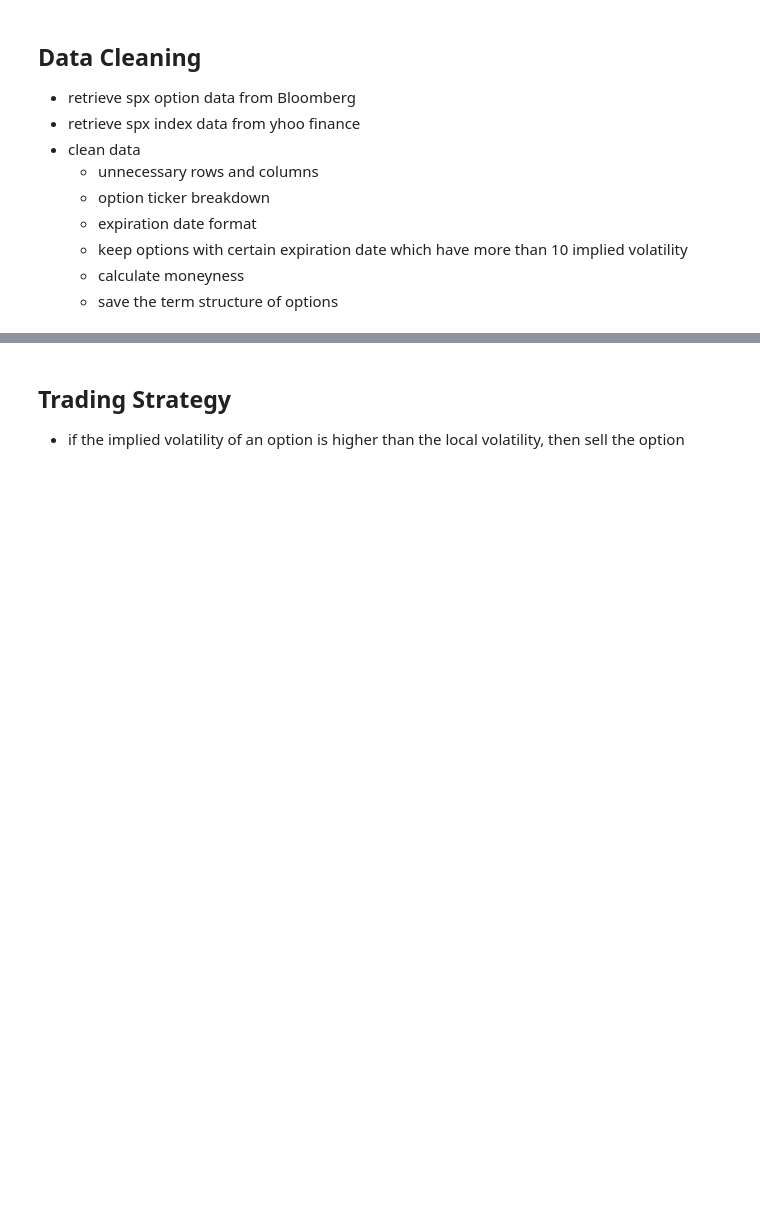
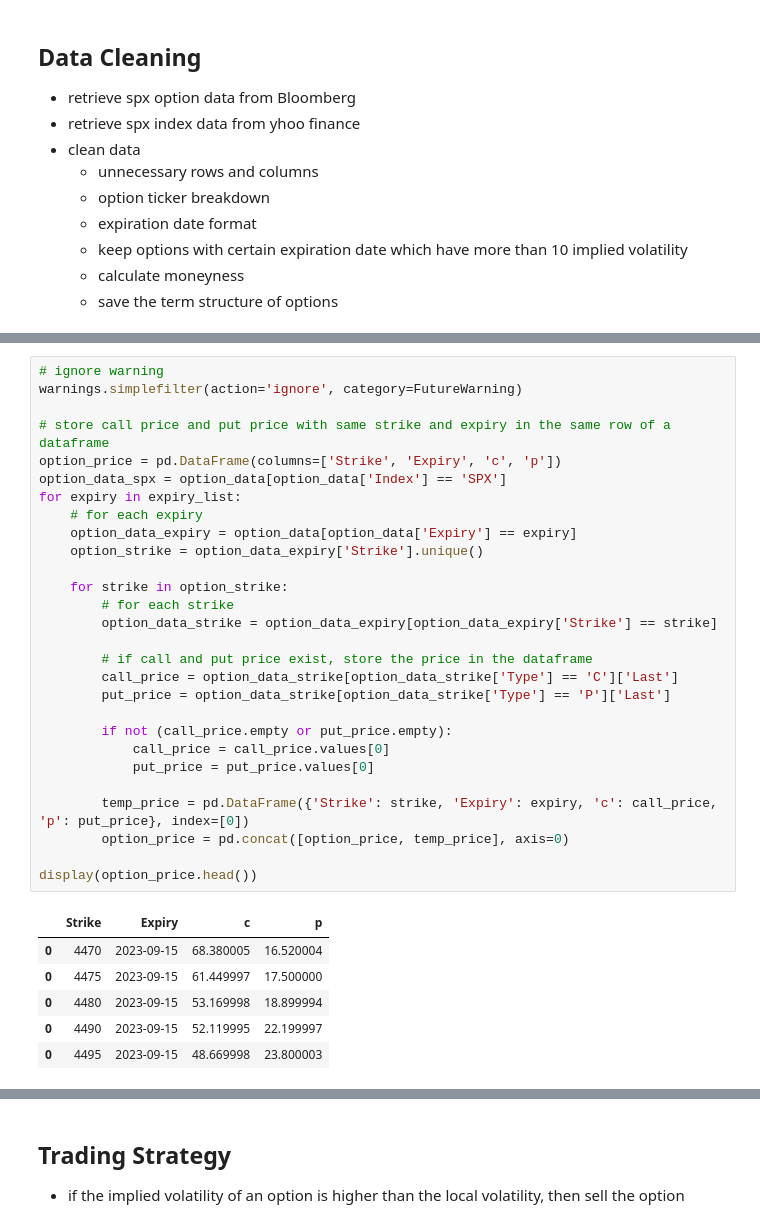
Before and after one commit to Gavin-OP/volatility_arbitrage, a Jupyter notebook: volatility_arbitrage_strategy.ipynb, the cells around one changed output, grey strips where cells are left out. Drawn from its saved outputs; the diff is of its cells as text; blank space fills up the shorter version.

```diff
--- a/volatility_arbitrage_strategy.ipynb
+++ b/volatility_arbitrage_strategy.ipynb
@@ -148,3 +146,38 @@ Index: []
 
 - use Dupire's formula to calculate the local volatility for each option
 ![BS vs Local](./Public/BS_vs_local_var.png)
+# %%
+# ignore warning
+warnings.simplefilter(action='ignore', category=FutureWarning)
+
+# store call price and put price with same strike and expiry in the same row of a dataframe
+option_price = pd.DataFrame(columns=['Strike', 'Expiry', 'c', 'p'])
+option_data_spx = option_data[option_data['Index'] == 'SPX']
+for expiry in expiry_list:
+    # for each expiry
+    option_data_expiry = option_data[option_data['Expiry'] == expiry]
+    option_strike = option_data_expiry['Strike'].unique()
+
+    for strike in option_strike:
+        # for each strike
+        option_data_strike = option_data_expiry[option_data_expiry['Strike'] == strike]
+
+        # if call and put price exist, store the price in the dataframe
+        call_price = option_data_strike[option_data_strike['Type'] == 'C']['Last']
+        put_price = option_data_strike[option_data_strike['Type'] == 'P']['Last']
+
+        if not (call_price.empty or put_price.empty):
+            call_price = call_price.values[0]
+            put_price = put_price.values[0]
+
+        temp_price = pd.DataFrame({'Strike': strike, 'Expiry': expiry, 'c': call_price, 'p': put_price}, index=[0])
+        option_price = pd.concat([option_price, temp_price], axis=0)
+
+display(option_price.head())
+# %% [output]
+|  | Strike | Expiry | c | p |
+| 0 | 4470 | 2023-09-15 | 68.380005 | 16.520004 |
+| 0 | 4475 | 2023-09-15 | 61.449997 | 17.500000 |
+| 0 | 4480 | 2023-09-15 | 53.169998 | 18.899994 |
+| 0 | 4490 | 2023-09-15 | 52.119995 | 22.199997 |
+| 0 | 4495 | 2023-09-15 | 48.669998 | 23.800003 |
```
Also changed, not shown: parts of 7 cells of this notebook, 2 other files.
